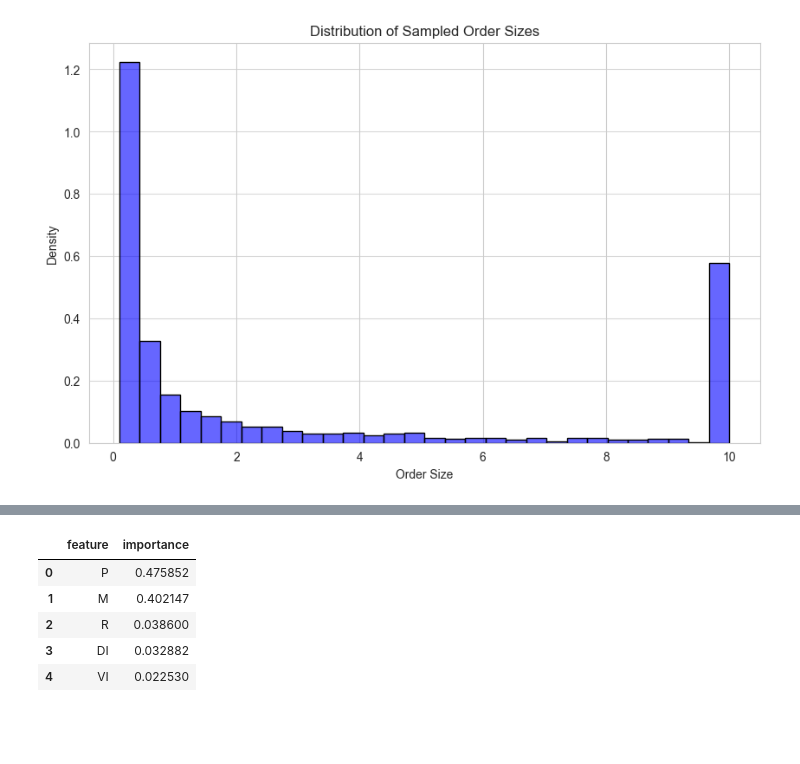
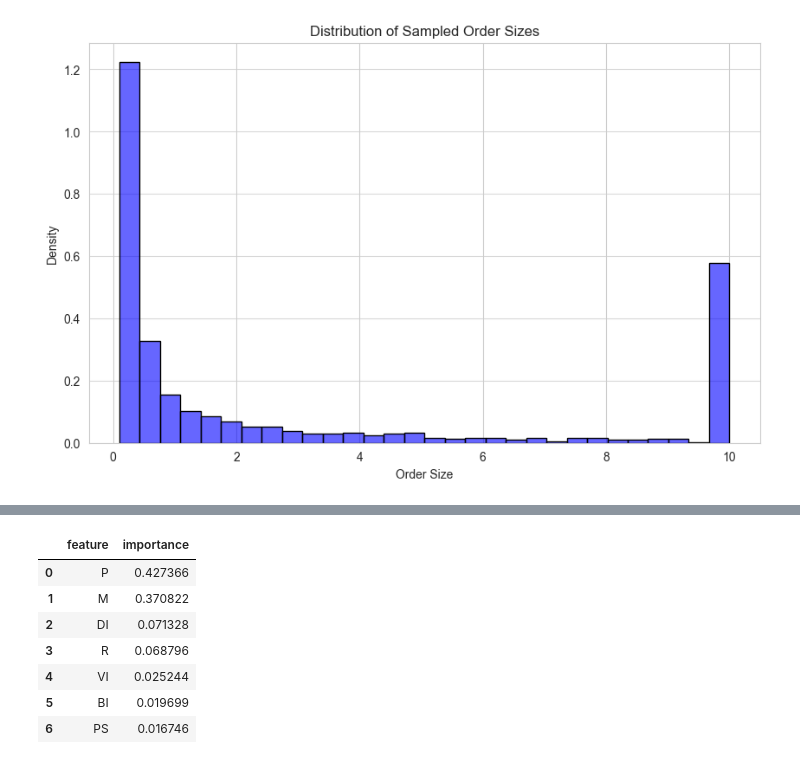
Before and after one commit to YieldsLabs/quant, a Jupyter notebook: notebooks/pipelines/orca.ipynb, the cells around one changed output, grey strips where cells are left out. Cells and saved outputs as stored; diff of their text form; code cells hidden in the pictures; blank space fills up the shorter version.

```diff
--- a/notebooks/pipelines/orca.ipynb
+++ b/notebooks/pipelines/orca.ipynb
@@ -42,7 +42,7 @@ from core.models.protocol_type import ProtocolType
 from service import EnvironmentSecretService
 # %%
 DEFAULT_DATASOUCE = DataSourceType.BYBIT
-DEFAULT_SYMBOLS = ["LINKUSDT"]
+DEFAULT_SYMBOLS = ["AVAXUSDT"]
 SLEEP_INTERVAL = 1
 DOM = 10
 # %%
@@ -604,27 +605,29 @@ plt.show()
 # %%
 from sklearn.ensemble import RandomForestClassifier
 
 k_folds = 5
 
 rf_model = RandomForestClassifier(random_state=seed)
 
 perform_kfold_cv(rf_model, X_normalized, y, k_folds)
 
 rf_imp = pd.DataFrame({
     "feature": X_normalized.columns,
     "importance": rf_model.feature_importances_
 })
 
 rf_imp = rf_imp.sort_values(by="importance", ascending=False).reset_index(drop=True)
 
-rf_imp.head()
+rf_imp.head(10)
 # %% [output]
 |  | feature | importance |
-| 0 | P | 0.475852 |
-| 1 | M | 0.402147 |
-| 2 | R | 0.038600 |
-| 3 | DI | 0.032882 |
-| 4 | VI | 0.022530 |
+| 0 | P | 0.427366 |
+| 1 | M | 0.370822 |
+| 2 | DI | 0.071328 |
+| 3 | R | 0.068796 |
+| 4 | VI | 0.025244 |
+| 5 | BI | 0.019699 |
+| 6 | PS | 0.016746 |
 # %%
 dpred = df_l.loc[X_normalized.index].copy()
 dpred['regime'] = predictions
```
Also changed, not shown: parts of 20 cells of this notebook.
